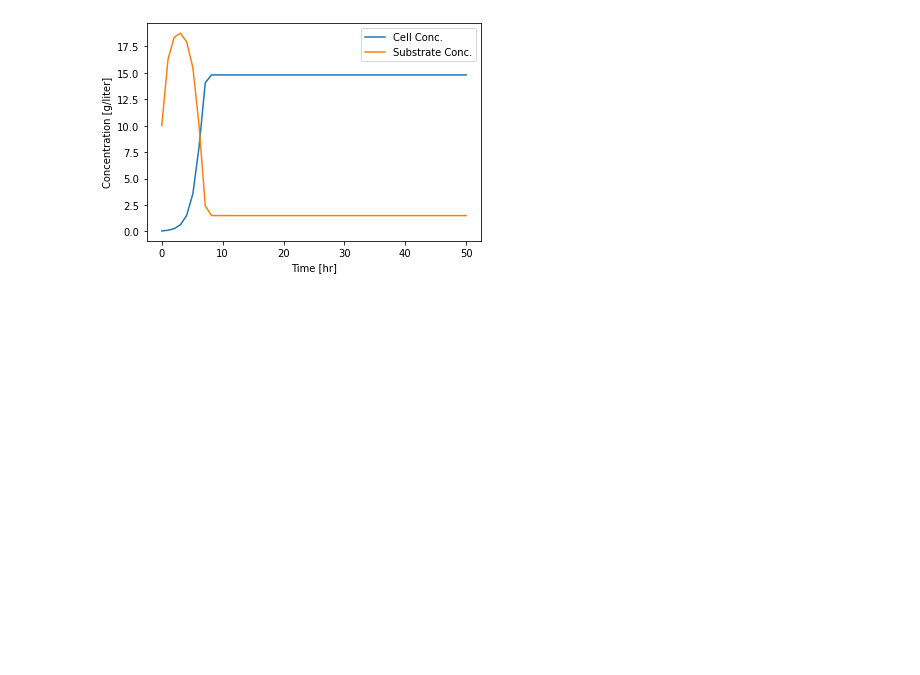
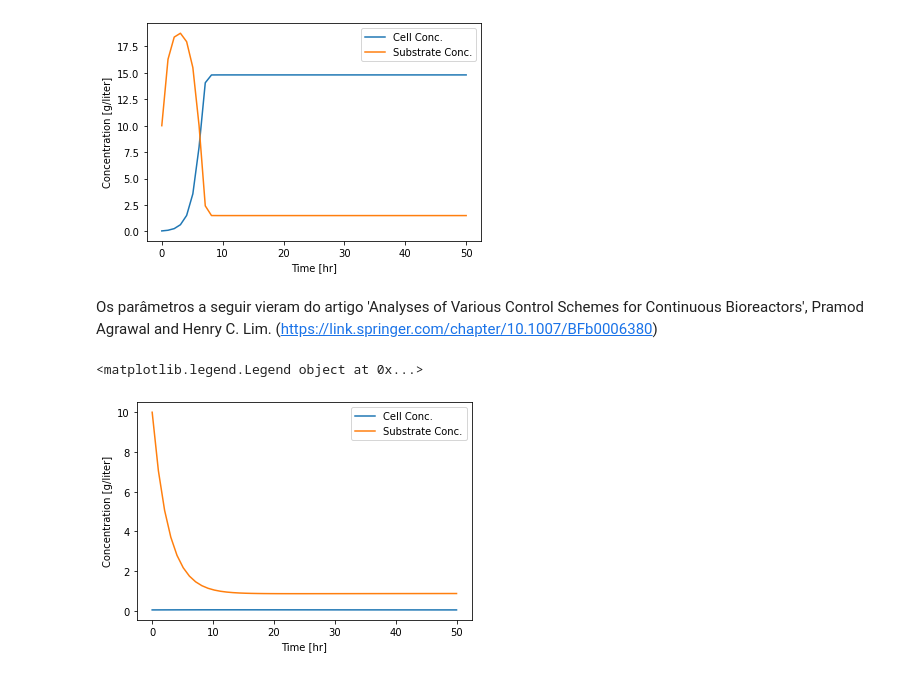
Before and after one commit to RaphaLevy/Artigo_Fenomenos_Biologicos, a Jupyter notebook: code/Projeto_ModBio_RaphaelLevy_e_ErickBrito_V2.ipynb, the cells around one changed output. Saved outputs shown, nothing was run; the diff lists cells and outputs as text; code cells hidden in the pictures; blank space fills up the shorter version.

```diff
--- a/code/Projeto_ModBio_RaphaelLevy_e_ErickBrito_V2.ipynb
+++ b/code/Projeto_ModBio_RaphaelLevy_e_ErickBrito_V2.ipynb
@@ -363,3 +382,52 @@ plt.legend(['Cell Conc.',
 # %% [output]
 <matplotlib.legend.Legend object at 0x...>
 [figure]
+# %% [markdown]
+Os parâmetros a seguir vieram do artigo 'Analyses of Various Control Schemes for Continuous Bioreactors', Pramod Agrawal and Henry C. Lim. (https://link.springer.com/chapter/10.1007/BFb0006380)
+# %%
+# valores de parâmetros
+
+mumax = 0.4   # 1/hora #taxa máxima de crescimento específica
+Ks = 0.05     # g/litro #constante de saturação
+Yxs = 0.4     # g/g #alto coeficiente de rendimento de biomassa (massa celular/massa do substrato limitante)
+Sf = 1.0     # g/litro #concentração do substrato de alimentação (feeding stream)
+D = 0.381      # 1/hora #taxa de diluição = F(t)/V (OBS: D =< mumax*Sf/(Ks + Sf))
+
+# definição de parâmetros
+
+def mu(S):
+    return mumax*S/(Ks + S)
+
+def Rg(X,S):
+    return mu(S)*X
+
+# equações diferenciais
+
+def xdif(x,t):
+    X,S = x
+    dX = Rg(X,S)-D*X
+    dS = D*(Sf - S) - Rg(X,S)/Yxs
+    return [dX,dS]
+
+def xprim(x,u):
+    X,S = x
+    X = Yxs*(Sf-(Ks*D)/(mumax-D))
+    S = Ks*D/(mumax-D)
+    return [X,S]
+# %%
+IC = [0.05, 10.0]
+
+t = np.linspace(0,50)
+sol = odeint(xdif,IC,t)
+X,S = sol.transpose()
+
+plt.plot(t,X)
+plt.plot(t,S)
+
+plt.xlabel('Time [hr]')
+plt.ylabel('Concentration [g/liter]')
+plt.legend(['Cell Conc.',
+            'Substrate Conc.'])
+# %% [output]
+<matplotlib.legend.Legend object at 0x...>
+[figure, added]
```
Also changed, not shown: parts of 5 cells of this notebook.
